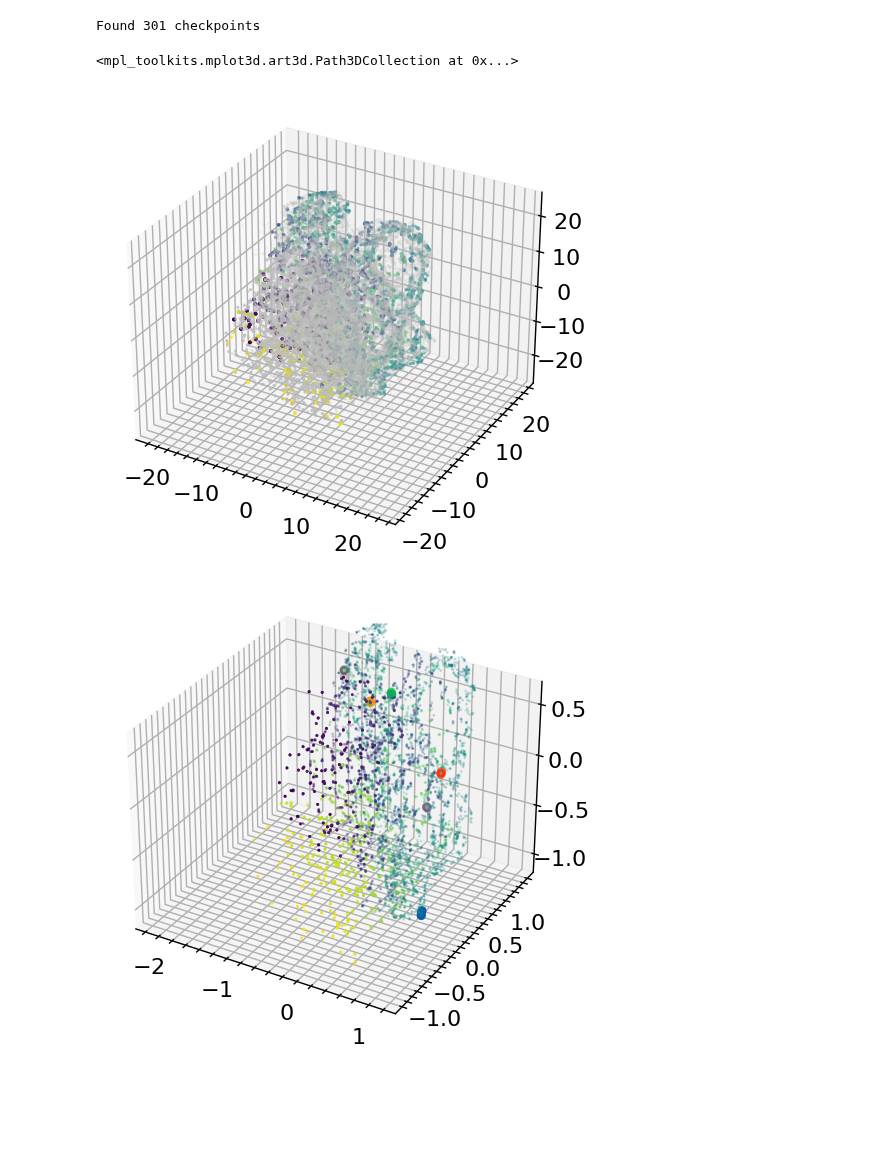
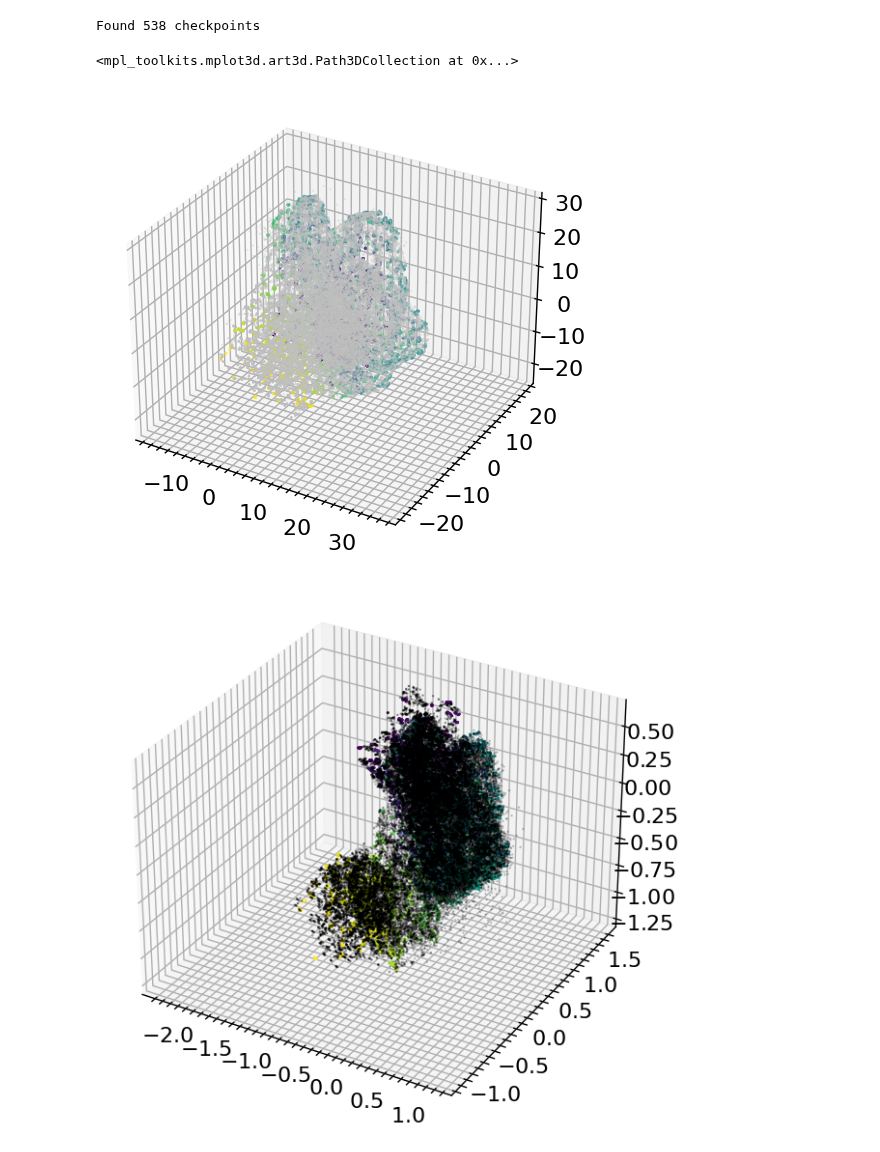
Before and after one commit to gnn-tracking/klieret-gnn-tracking-experiments, a Jupyter notebook: notebooks/0051_0100/0750_latent_space_illustration.ipynb, the cells around one changed output. Saved outputs shown, nothing was run; the diff lists cells and outputs as text; code cells hidden in the pictures; blank space fills up the shorter version.

Commit message:
Finished 3d animations for ACAT talk

```diff
--- a/notebooks/0051_0100/0750_latent_space_illustration.ipynb
+++ b/notebooks/0051_0100/0750_latent_space_illustration.ipynb
@@ -68,9 +79,9 @@ class LatentSpaceCollector:
         return model(self._data)["H"].detach().cpu().numpy()
 # %%
 lsc = LatentSpaceCollector(data, chkpt_home / "latent_spaces")
-spaces = lsc.get_all_latent_spaces(chkpt_home, )
+spaces = lsc.get_all_latent_spaces(chkpt_home, max_i=170)
 # %% [output]
-Found 301 checkpoints
+Found 538 checkpoints
 # %%
 
 fig = plt.figure()
@@ -82,7 +93,7 @@ ax.scatter(hn[:, 0], hn[:, 1], hn[:, 2], alpha=0.3, c="silver", s=0.3)
 ax.scatter(h[:, 0], h[:, 1], h[:, 2], alpha=0.4, c=data.eta[mask], cmap="viridis", s=2)
 # %% [output]
 <mpl_toolkits.mplot3d.art3d.Path3DCollection at 0x...>
-[figure, old version]
+[figure, new version]
 # %%
 import matplotlib.animation  as animation
 from gnn_tracking.analysis.latent import get_color_mapper
@@ -105,8 +116,9 @@ class Animator:
         self._normalized_hs.append(h / new_norm)
         return np.array(self._normalized_hs)[-3:].mean(axis=0)
 
-    def animate(self, dims=(0, 1), show_noise=True):
+    def animate(self, dims=(0, 1), show_noise=True, show_selected=True):
         fig = plt.figure()
+        fig.tight_layout()
         if len(dims) == 3:
             ax = fig.add_subplot(projection='3d')
         elif len(dims) == 2:
@@ -125,50 +137,54 @@ class Animator:
             sc_noise = ax.scatter(
                 *noise_args,
                 alpha=0.2,
-                s=1,
-                c="silver"
+                s=0.5,
+                c="black"
             )
         sc = ax.scatter(
             *oi_args,
-            alpha=0.2,
+            alpha=1,
             s=1,
-            # c="black",
+            #c="black",
             c=self._data.eta[mask], cmap="viridis"
             )
-        sc3 = ax.scatter(
-            *selected_args,
-            # c=,
-            marker="o",
-            facecolors="none",
-            edgecolors=self._color_mapper(self._data.particle_id[self._selected_pid_mask]),
-            linewidths=2.0,
-        )
+        if show_selected:
+            sc3 = ax.scatter(
+                *selected_args,
+                marker="o",
+                facecolors="none",
+                edgecolors=self._color_mapper(self._data.particle_id[self._selected_pid_mask]),
+                linewidths=2.0,
+                s=26,
+                alpha=1,
+            )
+        fig.tight_layout()
 
         def update(frame):
             # Update scatter plot data for the current frame
             h = self.normalize_h(self._latent_spaces[frame])
             noise_args = [h[~mask, d] for d in dims]
             oi_args = [h[mask, d] for d in dims]
             selected_args = [h[self._selected_pid_mask, d] for d in dims]
             if len(dims) == 2:
                 if show_noise:
                     sc_noise.set_offsets(np.column_stack(noise_args))
                 sc.set_offsets(np.column_stack(oi_args))
-                sc3.set_offsets(np.column_stack(selected_args))
+                if show_selected:
+                    sc3.set_offsets(np.column_stack(selected_args))
             else:
                 if show_noise:
                     sc_noise._offsets3d = tuple(noise_args)
                 sc._offsets3d = tuple(oi_args)
-                sc3._offsets3d = tuple(selected_args)
+                if show_selected:
+                    sc3._offsets3d = tuple(selected_args)
 
         # Create animation, assuming len(self._latent_spaces) frames
         return animation.FuncAnimation(fig, update, frames=len(self._latent_spaces), blit=False)
 
 a = Animator(data, spaces)
-anim = a.animate(dims=(0, 1, 2), show_noise=False)
+anim = a.animate(dims=(0, 1, 2), show_noise=True, show_selected=False)
 Writer = animation.writers['ffmpeg']
-writer = Writer(fps=15, metadata=dict(artist='Me'), bitrate=1800)
-anim.save('/home/kl5675/Documents/23/git_sync/klieret-gnn-tracking-experiments/notebooks/0051_0100/latent_spaces_animation.mp4', writer=writer)
-plt.show()
+writer = Writer(fps=15, bitrate=1800)
+anim.save('/home/kl5675/Documents/23/git_sync/klieret-gnn-tracking-experiments/notebooks/0051_0100/latent_spaces_animation_noise.mp4', writer=writer)
 # %% [output]
-[figure, old version]
+[figure, new version]
```
Also changed, not shown: parts of 3 cells of this notebook, 2 other files.
